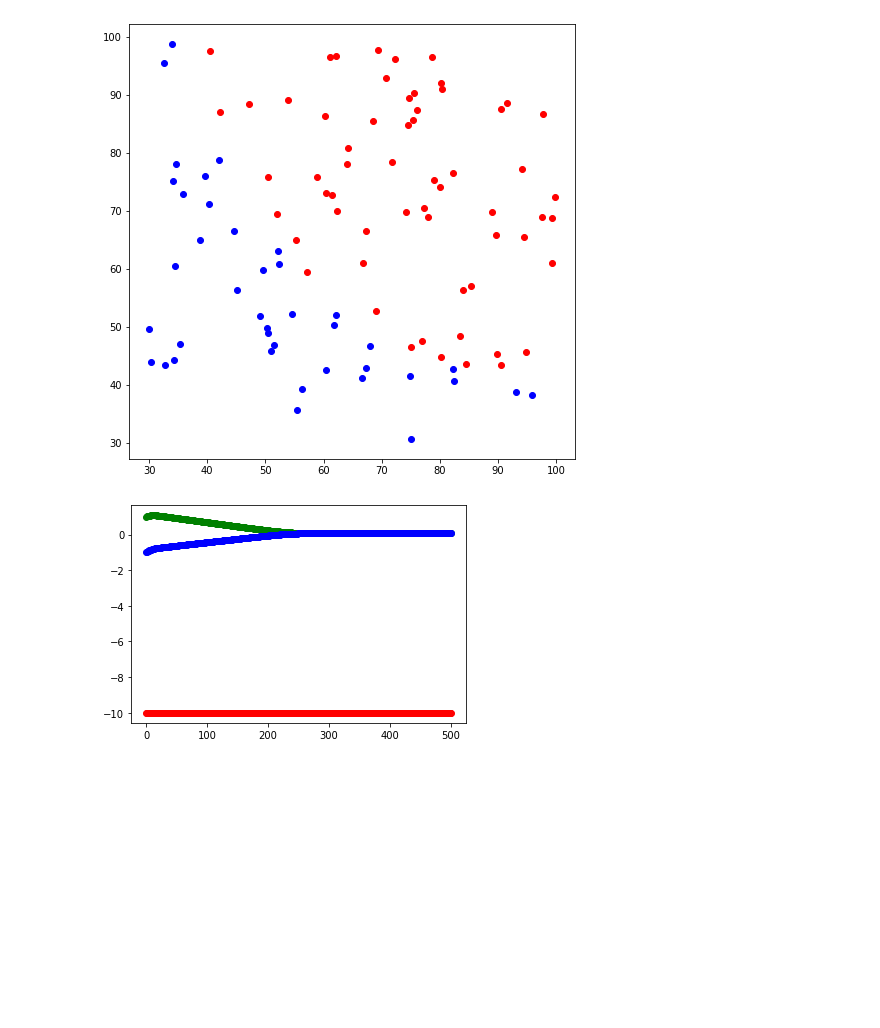
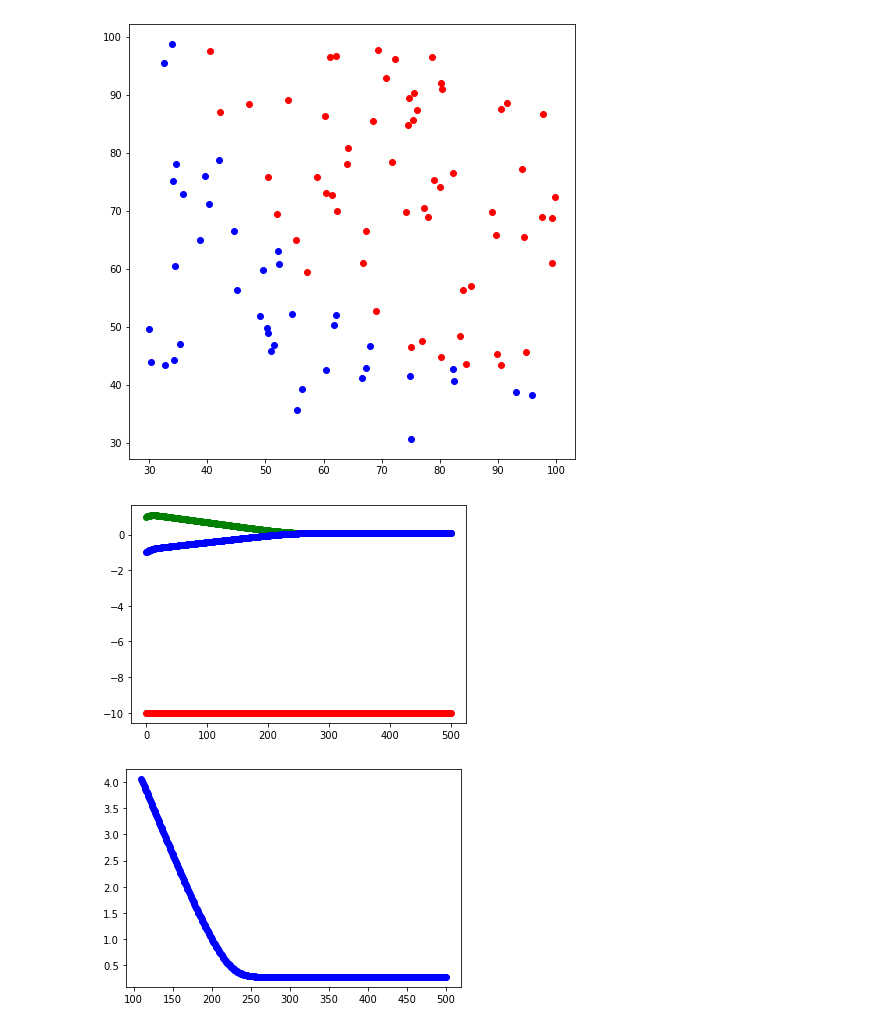
Before and after one commit to susanna1221/MachineLearningHW, a Jupyter notebook: MachineLearning4.ipynb, the cells around one changed output. Cells and saved outputs as stored; diff of their text form; code cells hidden in the pictures; blank space fills up the shorter version.

Commit message:
Plot the training error

```diff
--- a/MachineLearning4.ipynb
+++ b/MachineLearning4.ipynb
@@ -101,33 +101,38 @@ for i in range(len(x)):
 
 
 #트레이닝 데이터 그래프
 plt.figure(figsize=(8, 8))
 plt.scatter(x_label0, y_label0, c='blue')
 plt.scatter(x_label1, y_label1, c='red')
 plt.show()
 
 
 theta = [-10, 1, -1]
 alpha = 0.001
 num = 500
 
 theta, theta_h, cost_h = compute_theta(theta, train_data, data_label, alpha, num)
 
 temp=[]
 temp1=[]
 temp2=[]
 for i in range(len(theta_h)):
   temp.append(theta_h[i][0])
   temp1.append(theta_h[i][1])
   temp2.append(theta_h[i][2])
 #theta graph
 plt.scatter(range(num+1), temp, c='red')
 plt.scatter(range(num+1), temp1, c='green')
 plt.scatter(range(num+1), temp2, c='blue')
 plt.show()
+
+#J graph
+plt.scatter(range(num+1), cost_h, c='blue')
+plt.show()
 # %% [output]
 [figure]
 [figure]
+[figure, added]
 # %%
 from google.colab import files
 uploaded = files.upload()
```
